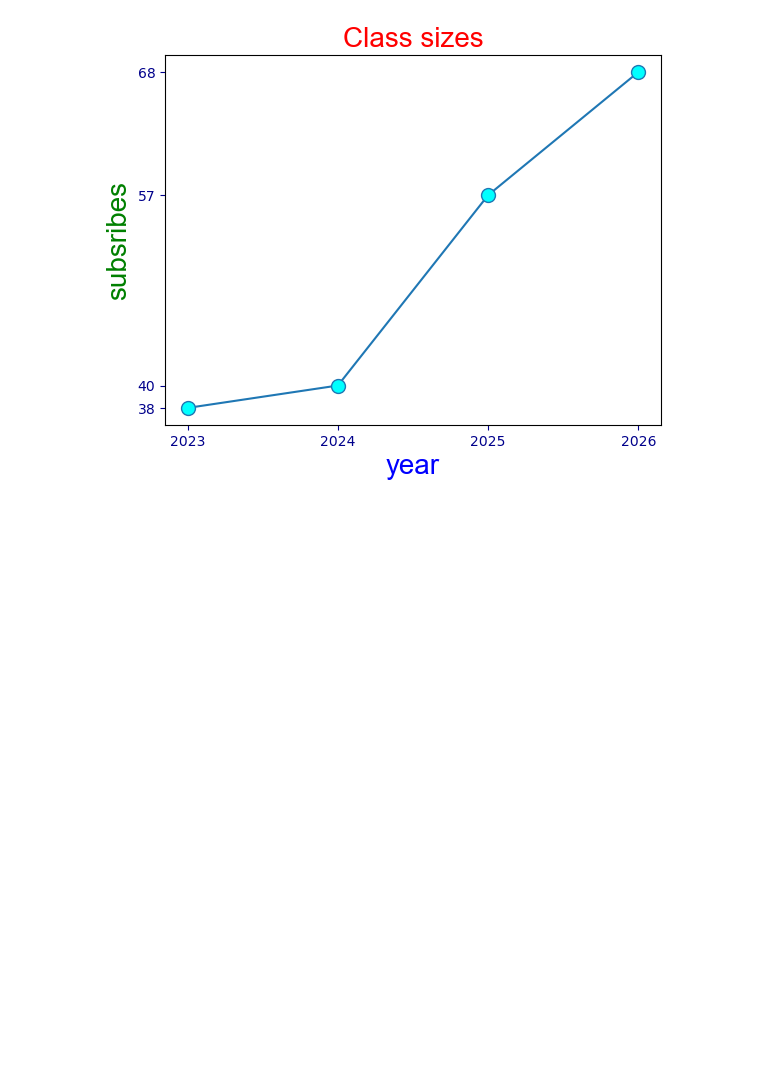
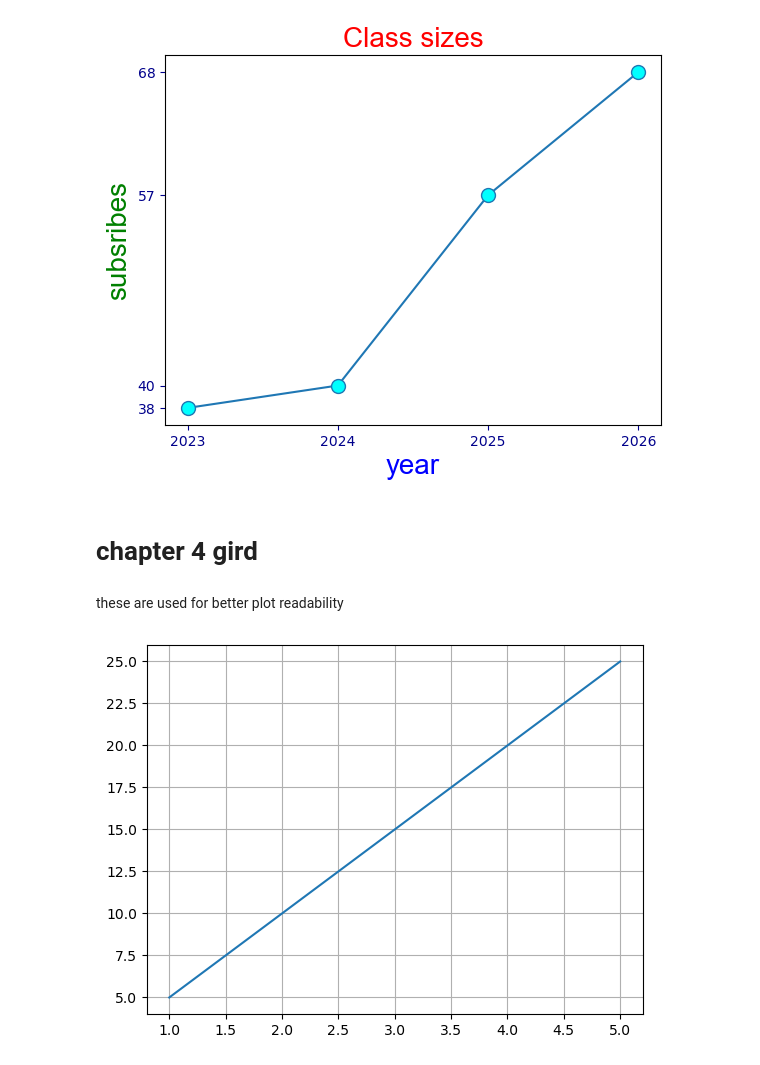
Before and after one commit to Himeshkar11/MATPLOTLIB, a Jupyter notebook: matplotlib.ipynb, the cells around one changed output. Saved outputs shown, nothing was run; the diff lists cells and outputs as text; code cells hidden in the pictures; blank space fills up the shorter version.

```diff
--- a/matplotlib.ipynb
+++ b/matplotlib.ipynb
@@ -381,3 +381,15 @@ plt.tick_params(axis="both",colors="darkblue")
 plt.show()
 # %% [output]
 [figure]
+# %% [markdown]
+# chapter 4 gird
+# %% [markdown]
+these are used for better plot readability
+# %%
+x = [1,2,3,4,5]
+y = [5,10,15,20,25]
+plt.plot(x,y)
+plt.grid()
+plt.show()
+# %% [output]
+[figure, added]
```
Also changed, not shown: parts of 13 cells of this notebook, 1 other file.
